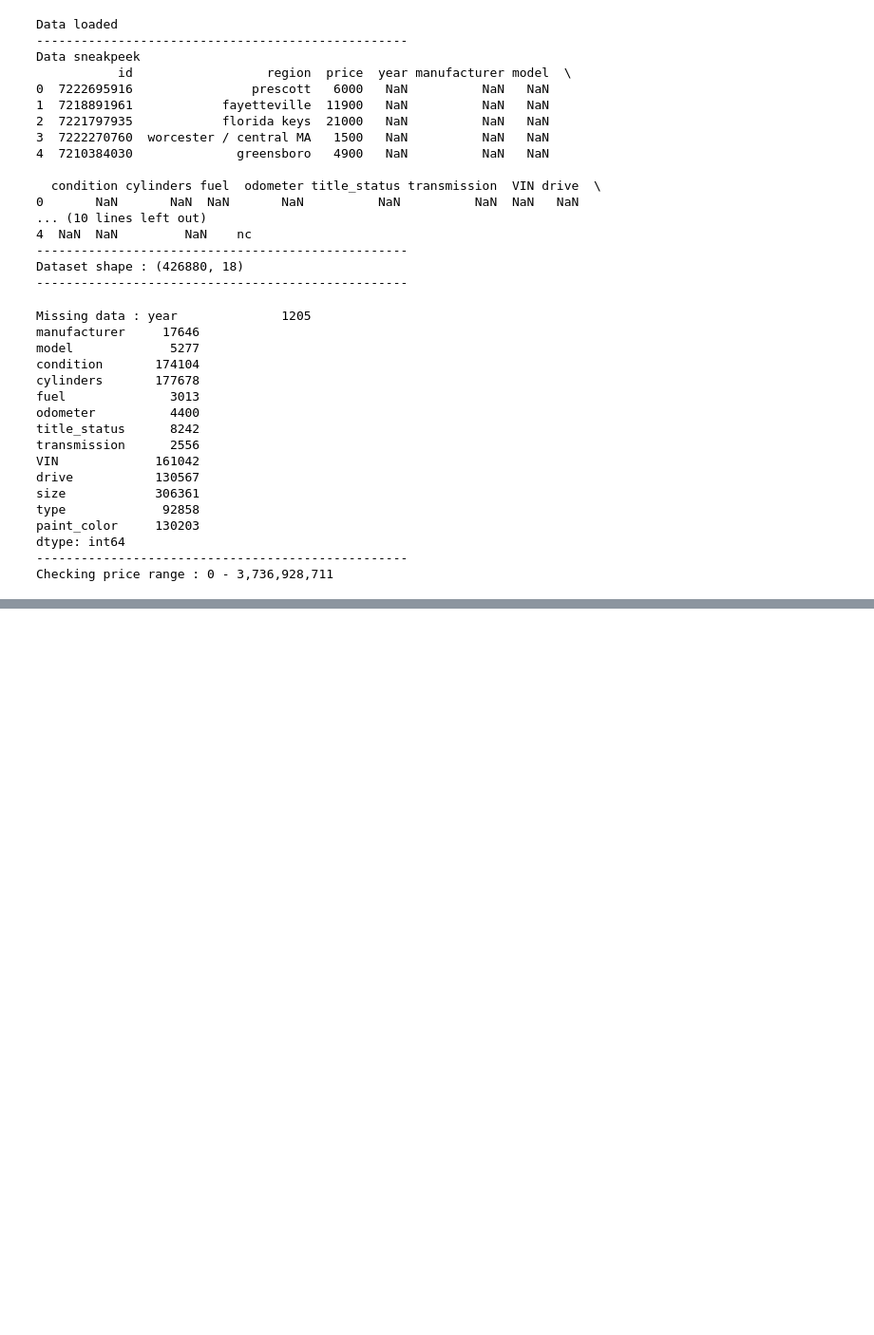
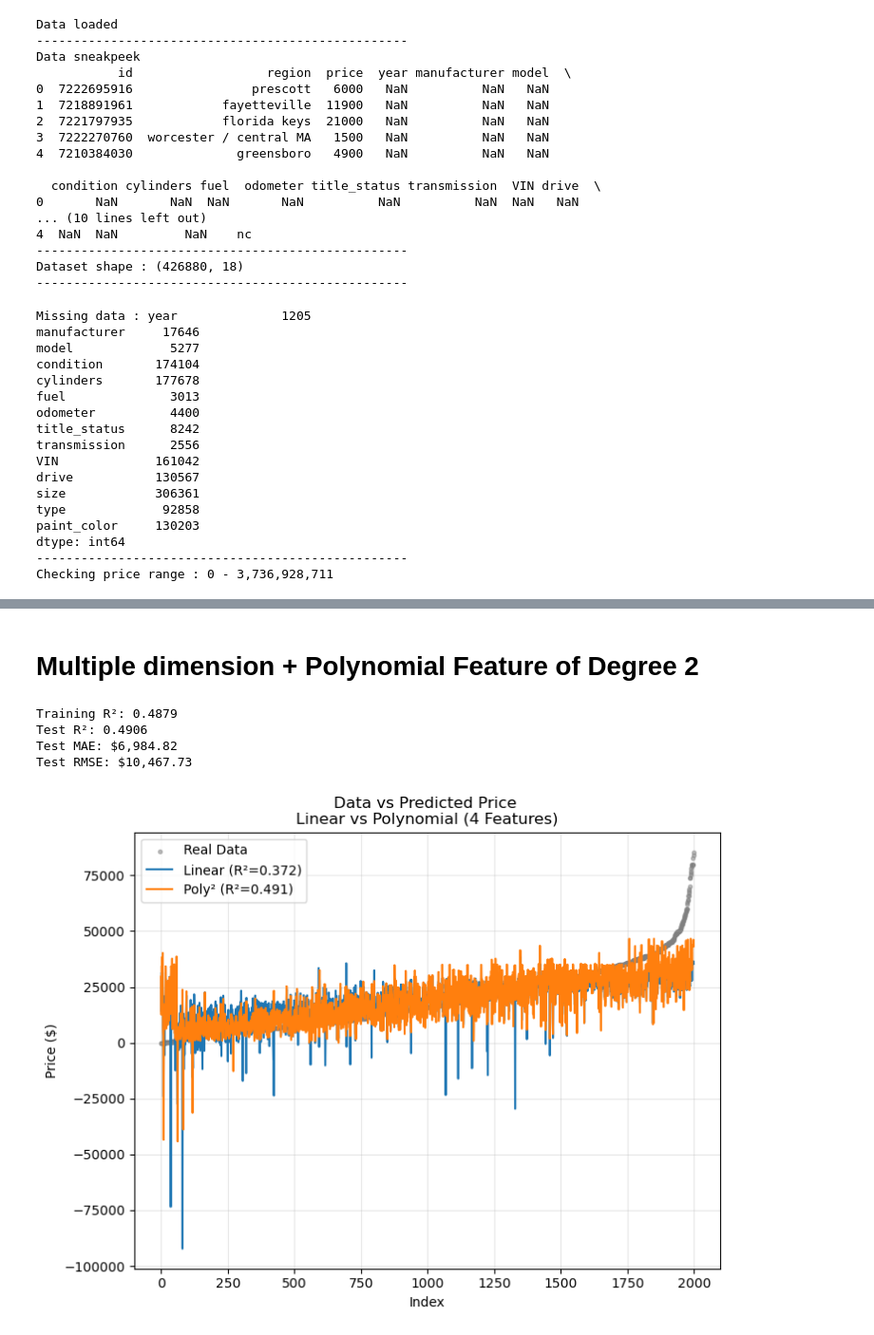
Before and after one commit to Rishipatel1449/Vehicle_analysis, a Jupyter notebook: Model.ipynb, the cells around one changed output, grey strips where cells are left out. Shown at 95% size. Drawn from its saved outputs; the diff is of its cells as text; code cells hidden in the pictures; blank space fills up the shorter version.

```diff
--- a/Model.ipynb
+++ b/Model.ipynb
@@ -104,0 +624,60 @@ df['age'] = df[(df['age'] >= 0) & (df['age'] <=50
+# %% [markdown]
+# Multiple dimension + Polynomial Feature of Degree 2
+# %%
+X_train_4d = x_train[features_4d].values
+X_test_4d  = x_test[features_4d].values
+
+# 3. Polynomial Features (DEGREE = 2)
+poly_4d = PolynomialFeatures(degree=2, include_bias=False)
+X_train_4d_poly2 = poly_4d.fit_transform(X_train_4d)
+X_test_4d_poly2 = poly_4d.transform(X_test_4d)
+
+# 4. Train Model
+model_4d_poly2 = LinearRegression()
+model_4d_poly2.fit(X_train_4d_poly2, y_train)
+
+# 5. Predictions
+y_train_pred_4d_poly2 = model_4d_poly2.predict(X_train_4d_poly2)
+y_test_pred_4d_poly2  = model_4d_poly2.predict(X_test_4d_poly2)
+
+# 6. Metrics
+train_r2_4d_poly2 = r2_score(y_train, y_train_pred_4d_poly2)
+test_r2_4d_poly2  = r2_score(y_test, y_test_pred_4d_poly2)
+test_mae_4d_poly2 = mean_absolute_error(y_test, y_test_pred_4d_poly2)
+test_rmse_4d_poly2 = np.sqrt(mean_squared_error(y_test, y_test_pred_4d_poly2))
+
+# 7. Output Results
+print(f"\nTraining R²: {train_r2_4d_poly2:.4f}")
+print(f"Test R²: {test_r2_4d_poly2:.4f}")
+print(f"Test MAE: ${test_mae_4d_poly2:,.2f}")
+print(f"Test RMSE: ${test_rmse_4d_poly2:,.2f}")
+# %% [output]
+Training R²: 0.4879
+Test R²: 0.4906
+Test MAE: $6,984.82
+Test RMSE: $10,467.73
+# %%
+# Visualization: Linear vs Polynomial (4 Features)
+sorted_idx = np.argsort(y_test.values)
+y_sorted = y_test.values[sorted_idx]
+y_pred_linear_sorted = y_test_pred_4d[sorted_idx]
+y_pred_poly_sorted = y_test_pred_4d_poly2[sorted_idx]
+
+# Plot
+plt.figure(figsize=(8, 6))
+plt.scatter(range(len(y_sorted)), y_sorted, s=8, alpha=0.5, label='Real Data', color='gray')
+
+# Linear Model Prediction (line)
+plt.plot(range(len(y_sorted)), y_pred_linear_sorted, label=f'Linear (R²={test_r2_4d:.3f})')
+
+# Polynomial Model Prediction (line)
+plt.plot(range(len(y_sorted)), y_pred_poly_sorted, label=f'Poly² (R²={test_r2_4d_poly2:.3f})')
+
+plt.xlabel('Index')
+plt.ylabel('Price ($)')
+plt.title('Data vs Predicted Price \nLinear vs Polynomial (4 Features)')
+plt.legend()
+plt.grid(alpha=0.3)
+plt.show()
+# %% [output]
+[figure, added]
```
Also changed, not shown: parts of 11 cells of this notebook, 1 other file.
